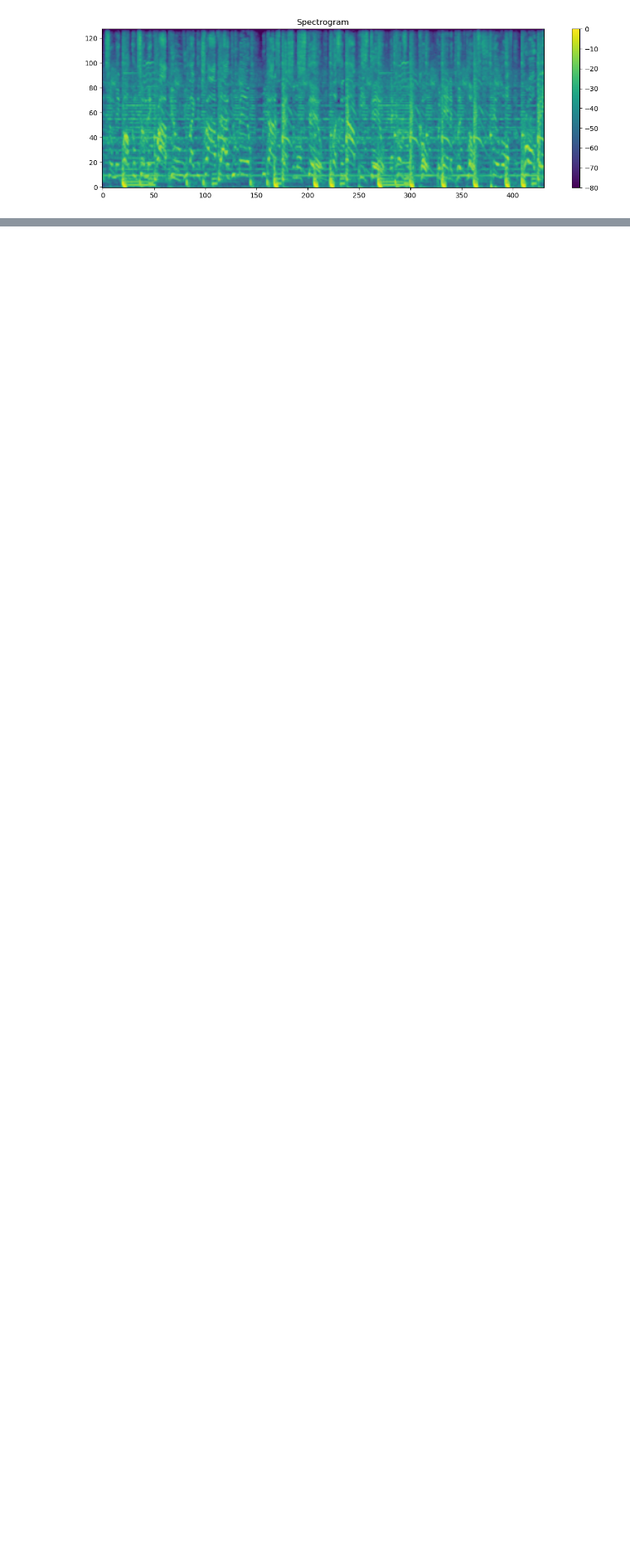
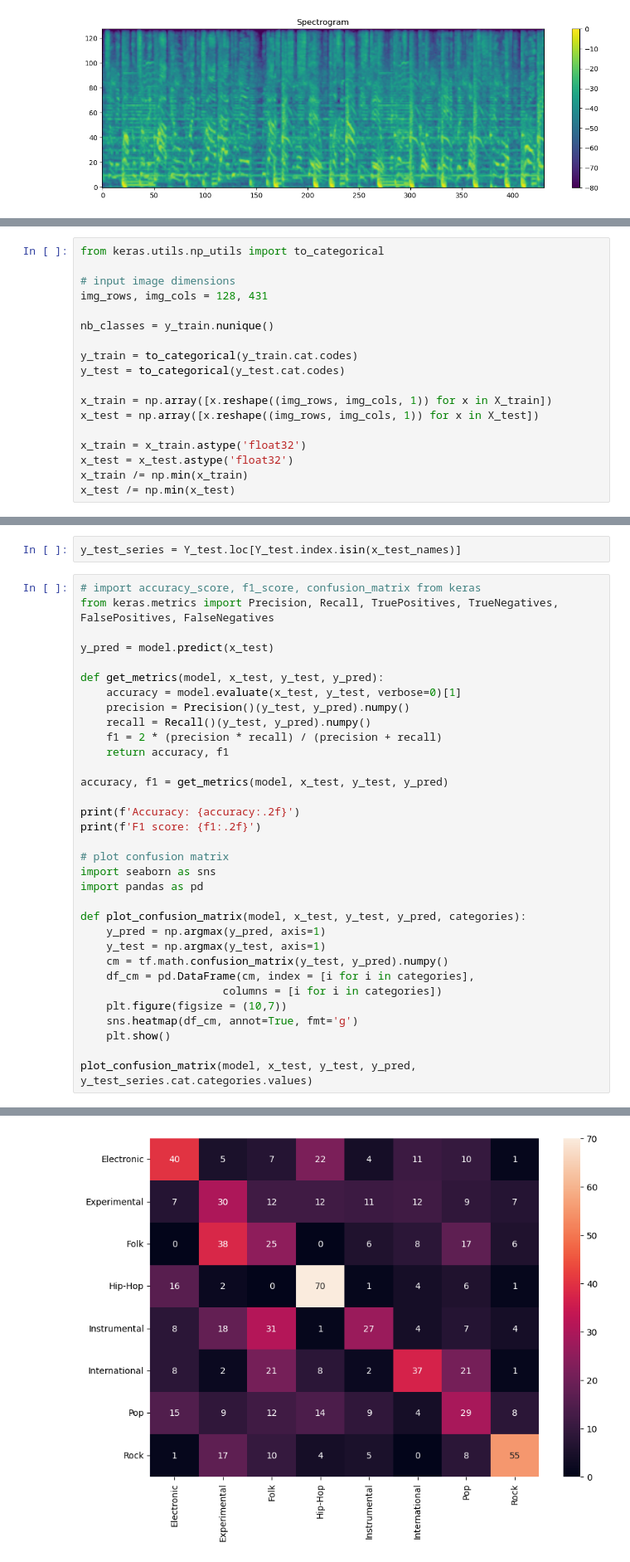
Before and after one commit to KlaudiaKromolowska/MOW2-project, a Jupyter notebook: mow2.ipynb, the cells around one changed output, grey strips where cells are left out. Shown at 83% size. Saved outputs shown, nothing was run; the diff lists cells and outputs as text; blank space fills up the shorter version.

```diff
--- a/mow2.ipynb
+++ b/mow2.ipynb
@@ -234,3 +267,21 @@ x_test = load_spectrograms(x_test_names)
+# %%
+from keras.utils.np_utils import to_categorical
+
+# input image dimensions
+img_rows, img_cols = 128, 431
+
+nb_classes = y_train.nunique()
+
+y_train = to_categorical(y_train.cat.codes)
+y_test = to_categorical(y_test.cat.codes)
+
+x_train = np.array([x.reshape((img_rows, img_cols, 1)) for x in X_train])
+x_test = np.array([x.reshape((img_rows, img_cols, 1)) for x in X_test])
+
+x_train = x_train.astype('float32')
+x_test = x_test.astype('float32')
+x_train /= np.min(x_train)
+x_test /= np.min(x_test)
 # %%
 from keras.models import Sequential
 from keras.layers import Dense, Dropout, Flatten, Conv2D, MaxPooling2D
@@ -283,0 +347,36 @@ print('Test accuracy:', score[1])
+# %%
+y_test_series = Y_test.loc[Y_test.index.isin(x_test_names)]
+# %%
+# import accuracy_score, f1_score, confusion_matrix from keras
+from keras.metrics import Precision, Recall, TruePositives, TrueNegatives, FalsePositives, FalseNegatives
+
+y_pred = model.predict(x_test)
+
+def get_metrics(model, x_test, y_test, y_pred):
+    accuracy = model.evaluate(x_test, y_test, verbose=0)[1]
+    precision = Precision()(y_test, y_pred).numpy()
+    recall = Recall()(y_test, y_pred).numpy()
+    f1 = 2 * (precision * recall) / (precision + recall)
+    return accuracy, f1
+
+accuracy, f1 = get_metrics(model, x_test, y_test, y_pred)
+
+print(f'Accuracy: {accuracy:.2f}')
+print(f'F1 score: {f1:.2f}')
+
+# plot confusion matrix
+import seaborn as sns
+import pandas as pd
+
+def plot_confusion_matrix(model, x_test, y_test, y_pred, categories):
+    y_pred = np.argmax(y_pred, axis=1)
+    y_test = np.argmax(y_test, axis=1)
+    cm = tf.math.confusion_matrix(y_test, y_pred).numpy()
+    df_cm = pd.DataFrame(cm, index = [i for i in categories],
+                      columns = [i for i in categories])
+    plt.figure(figsize = (10,7))
+    sns.heatmap(df_cm, annot=True, fmt='g')
+    plt.show()
+
+plot_confusion_matrix(model, x_test, y_test, y_pred, y_test_series.cat.categories.values)
+# %% [output]
@@ -283,0 +385 @@ print('Test accuracy:', score[1])
+[figure, added]
```
Also changed, not shown: parts of 22 cells of this notebook, 1 other file.
